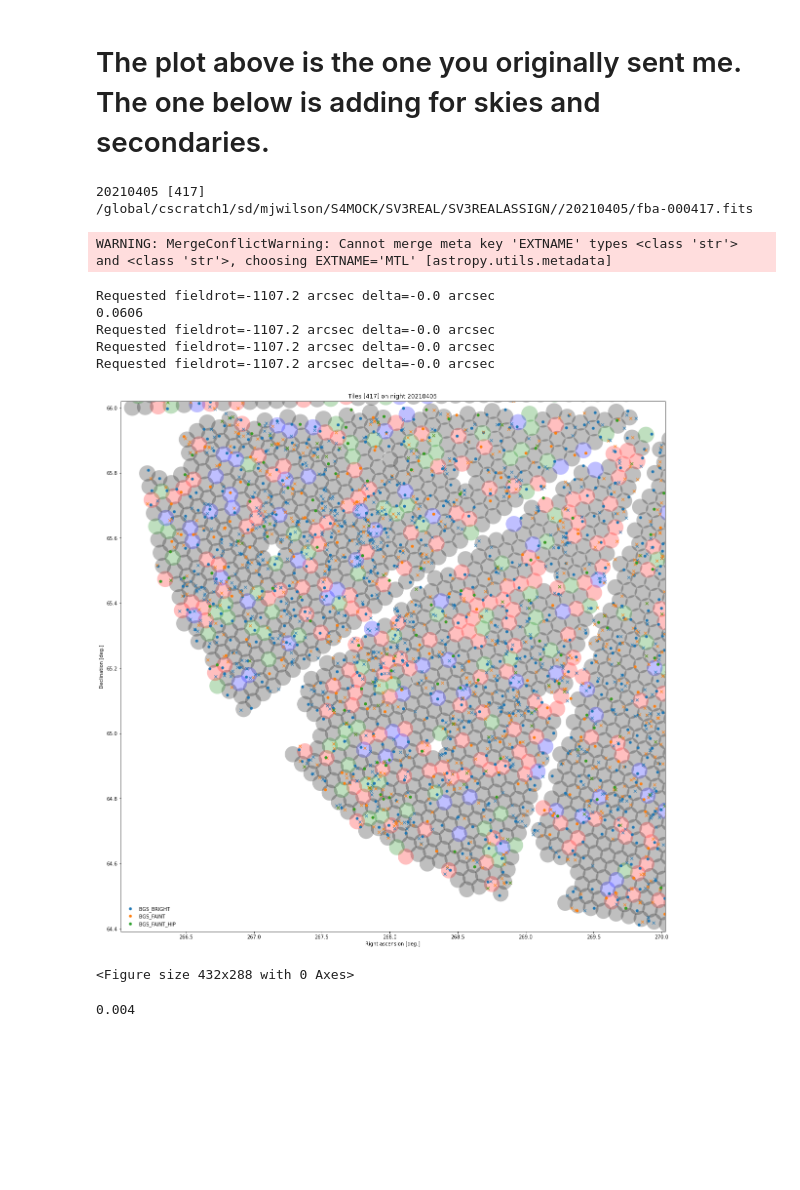
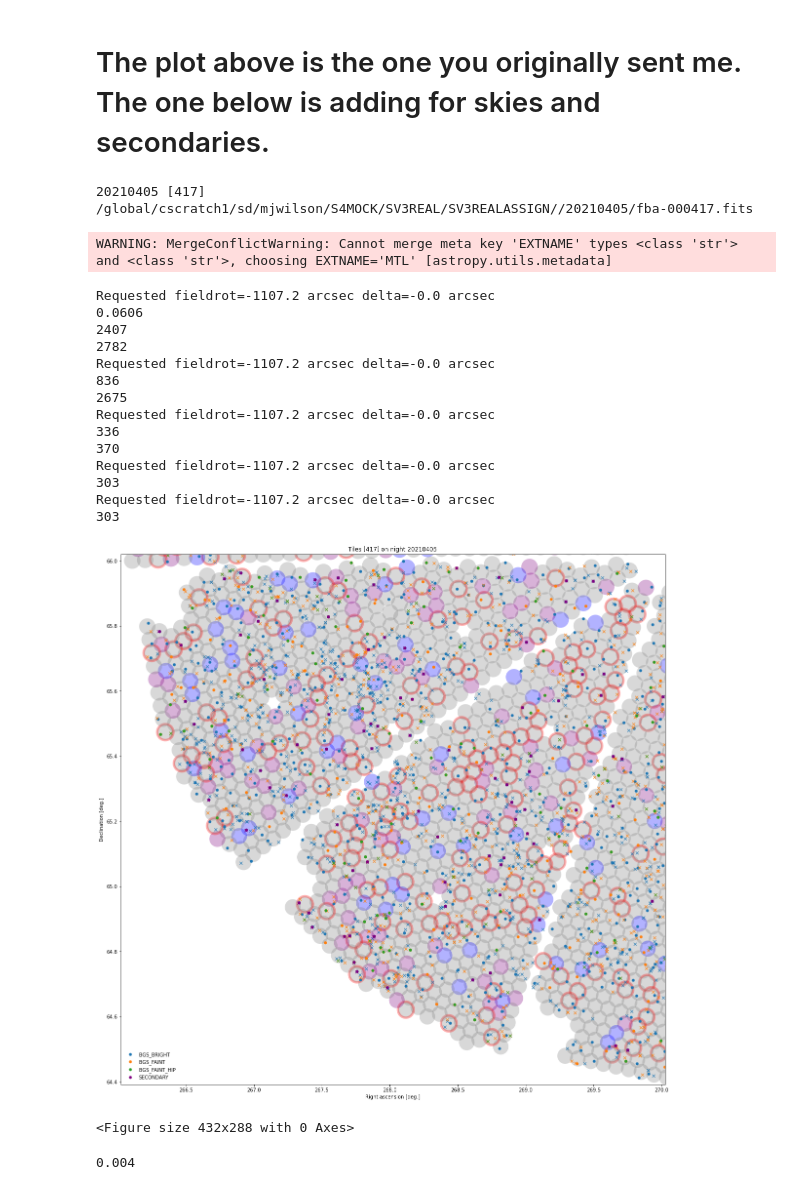
Before and after one commit to michaelJwilson/S4Mock, a Jupyter notebook: fatile_plot.ipynb, the cells around one changed output. Cells and saved outputs as stored; diff of their text form; code cells hidden in the pictures; blank space fills up the shorter version.

```diff
--- a/fatile_plot.ipynb
+++ b/fatile_plot.ipynb
@@ -411,7 +411,7 @@ for night in nights:
 
         sky = fba[(fba['FA_TYPE']==4)]
 
-        #Get rid of skies.  Why doesnt it work if we do sky = fba[(fba['FA_TYPE']==1)], where 1 corrosponds to science targets?
+        #Get rid of skies.  Why doesnt it work if we do sky = fba[(fba['FA_TYPE'].data==1)], where 1 corrosponds to science targets?
         fba   = fba[(fba['FA_TYPE'].data & 4) == 0]
 
 
@@ -427,7 +427,8 @@ for night in nights:
         sky = sky['LOCATION']
 
         #have to do this after joining because then the sv3_bgs_target column is there
-        x = fba[(fba['SV3_BGS_TARGET'].data) != 0]
+        #x = fba[(fba['SV3_BGS_TARGET'].data) != 0]
+        x = fba[(fba["SV3_DESI_TARGET"] & desi_mask["BGS_ANY"]) != 0]
         secondary = x[(x['SV3_SCND_TARGET'].data>0)]
 
         secondary = secondary['LOCATION']
@@ -478,20 +479,23 @@ for night in nights:
             axes[i].add_artist(e)
 
             e.set_clip_box(axes[i].bbox)
-            e.set_alpha(0.25)
+            e.set_alpha(0.3)
 
             if secondary[k]:
-                e.set_facecolor('green')
+                e.set_facecolor('purple')
 
             elif glocs[k]:
-                e.set_facecolor('black')
+                e.set_facecolor('gray')
 
             elif sky[k]:
                 e.set_facecolor('blue')
 
 
             else:
-                e.set_facecolor('r')
+                e.set_edgecolor('r')
+                e.set_facecolor('gray')
+                e.set_linewidth(5)
+
 
         #this plots the actual targets
         for j, ttype in enumerate(['BGS_BRIGHT', 'BGS_FAINT', 'BGS_FAINT_HIP']):
@@ -503,45 +507,68 @@ for night in nights:
             # Plot targets available to a good fiber.
             # Note: limited to BGS Bright, and only if unassigned.
             axes[i].plot(_favl['RA'].data, _favl['DEC'].data, marker='x', lw=0.0, markersize=6, alpha=1., c=colors[j])
-
+            print(len(_fba))
+            print(len(_favl))
             # Plot targets assigned to a good fiber.
-            # axes[i].plot(_fba['TARGET_RA'].data, _fba['TARGET_DEC'].data, marker='*', lw=0.0, markersize=6, label=ttype)
+            #axes[i].plot(_fba['TARGET_RA'].data, _fba['TARGET_DEC'].data, marker='.', lw=0.0, markersize=10, label=ttype, c=colors[j])
 
 
-
+            #pretty sure above does same thing so why go to the effort of doing this
             ras, decs = xy2radec(hw, tra, tdec, tt, fieldrot, fa_ha, _fba['FIBERASSIGN_X'], _fba['FIBERASSIGN_Y'], use_cs5=False)
 
             axes[i].plot(ras, decs, marker='.', lw=0.0, markersize=10, label=ttype, c=colors[j])
+
+
+        _x = fba[(fba["SV3_DESI_TARGET"] & desi_mask["BGS_ANY"]) != 0]
+        secondary_fba = _x[(_x['SV3_SCND_TARGET'].data>0)]
+        print(len(secondary_fba))
+
+        ras, decs = xy2radec(hw, tra, tdec, tt, fieldrot, fa_ha, secondary_fba['FIBERASSIGN_X'], secondary_fba['FIBERASSIGN_Y'], use_cs5=False)
+        axes[i].plot(ras, decs, marker='.', lw=0.0, markersize=10, label='SECONDARY', c='purple')
+
+        _x = fba[(fba["SV3_DESI_TARGET"] & desi_mask["BGS_ANY"]) != 0]
+        secondary_favl = _x[(_x['SV3_SCND_TARGET'].data>0)]
+        print(len(secondary_favl))
+        axes[i].plot(secondary_favl['RA'].data,secondary_favl['DEC'].data, marker='x', lw=0.0, markersize=6, alpha=1., c='purple')
 
 
 
         left=tra-tile_radii / np.cos(np.radians(tdec))
         bottom=tdec-tile_radii
 
         axes[i].set_xlim(right=tra, left=left)
         axes[i].set_ylim(top=tdec, bottom=bottom)
 
         break
 
 
     pl.xlabel('Right ascension [deg.]')
     pl.ylabel('Declination [deg.]')
     pl.legend(frameon=False, loc=3)
     pl.title('Tiles {} on night {}'.format(ts, night))
     pl.show()
     pl.clf()
 
     break
 # %% [output]
 20210405 [417]
 /global/cscratch1/sd/mjwilson/S4MOCK/SV3REAL/SV3REALASSIGN//20210405/fba-000417.fits
 WARNING: MergeConflictWarning: Cannot merge meta key 'EXTNAME' types <class 'str'> and <class 'str'>, choosing EXTNAME='MTL' [astropy.utils.metadata]
 Requested fieldrot=-1107.2 arcsec delta=-0.0 arcsec
 0.0606
+2407
+2782
 Requested fieldrot=-1107.2 arcsec delta=-0.0 arcsec
+836
+2675
 Requested fieldrot=-1107.2 arcsec delta=-0.0 arcsec
+336
+370
 Requested fieldrot=-1107.2 arcsec delta=-0.0 arcsec
+303
+Requested fieldrot=-1107.2 arcsec delta=-0.0 arcsec
+303
-[figure, old version]
+[figure, new version]
 <Figure size 432x288 with 0 Axes>
 # %%
 #This was me checking that positions of fibers and targets matched up as they should, etc, all seems fine
```
